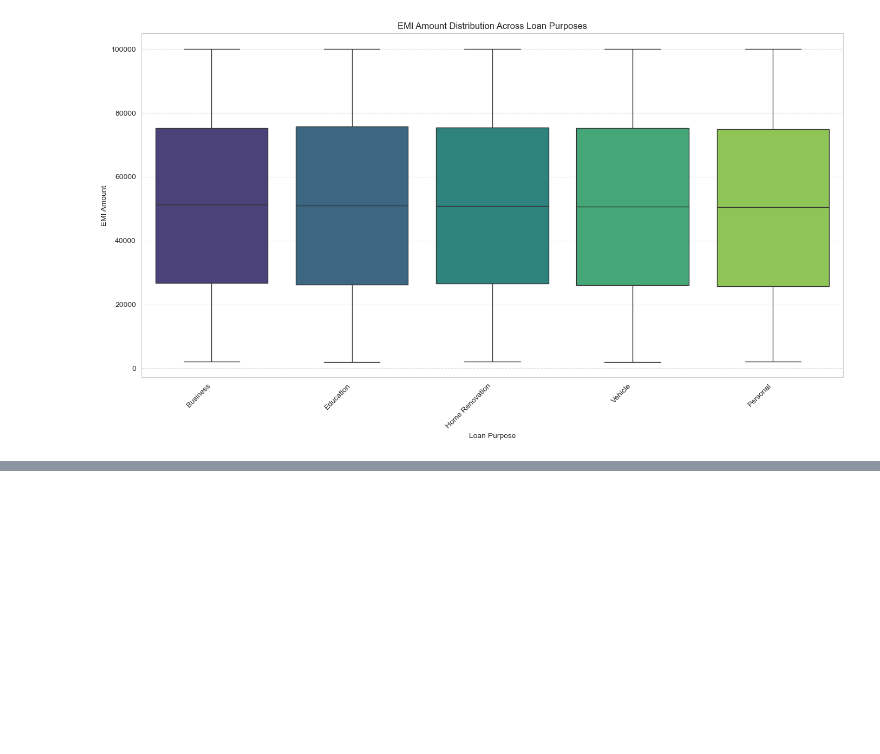
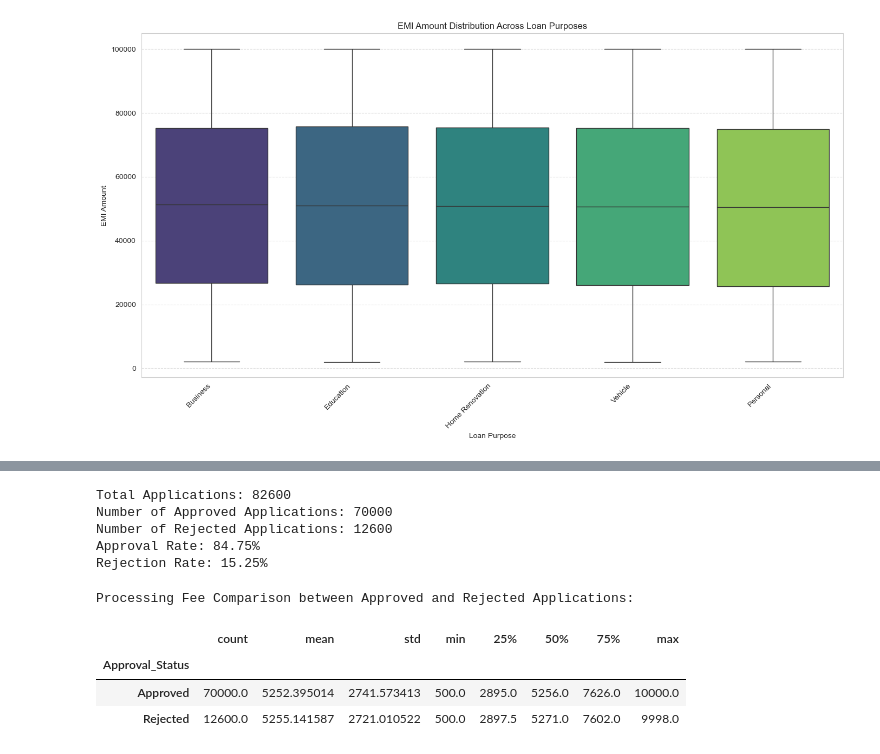
Before and after one commit to nisithasadangi/hv_assignment_28M_12A, a Jupyter notebook: assignment.ipynb, the cells around one changed output, grey strips where cells are left out. Cells and saved outputs as stored; diff of their text form; code cells hidden in the pictures; blank space fills up the shorter version.

```diff
--- a/assignment.ipynb
+++ b/assignment.ipynb
@@ -1177,0 +1184,33 @@ plt.show()
+# %%
+# Calculate the total number of applications
+total_applications = len(df_application)
+
+# Count the number of approved and rejected applications
+approval_counts = df_application['Approval_Status'].value_counts()
+
+# Calculate approval and rejection rates
+approval_rate = (approval_counts.get('Approved', 0) / total_applications) * 100
+rejection_rate = (approval_counts.get('Rejected', 0) / total_applications) * 100
+
+print(f"Total Applications: {total_applications}")
+print(f"Number of Approved Applications: {approval_counts.get('Approved', 0)}")
+print(f"Number of Rejected Applications: {approval_counts.get('Rejected', 0)}")
+print(f"Approval Rate: {approval_rate:.2f}%")
+print(f"Rejection Rate: {rejection_rate:.2f}%")
+# %% [output]
+Total Applications: 82600
+Number of Approved Applications: 70000
+Number of Rejected Applications: 12600
+Approval Rate: 84.75%
+Rejection Rate: 15.25%
+# %%
+processing_fee_comparison = df_application.groupby('Approval_Status')['Processing_Fee'].describe()
+
+print('Processing Fee Comparison between Approved and Rejected Applications:')
+display(processing_fee_comparison)
+# %% [output]
+Processing Fee Comparison between Approved and Rejected Applications:
+|  | count | mean | std | min | 25% | 50% | 75% | max |
+| Approval_Status |  |  |  |  |  |  |  |  |
+| Approved | 70000.0 | 5252.395014 | 2741.573413 | 500.0 | 2895.0 | 5256.0 | 7626.0 | 10000.0 |
+| Rejected | 12600.0 | 5255.141587 | 2721.010522 | 500.0 | 2897.5 | 5271.0 | 7602.0 | 9998.0 |
```
Also changed, not shown: parts of 2 cells of this notebook.
